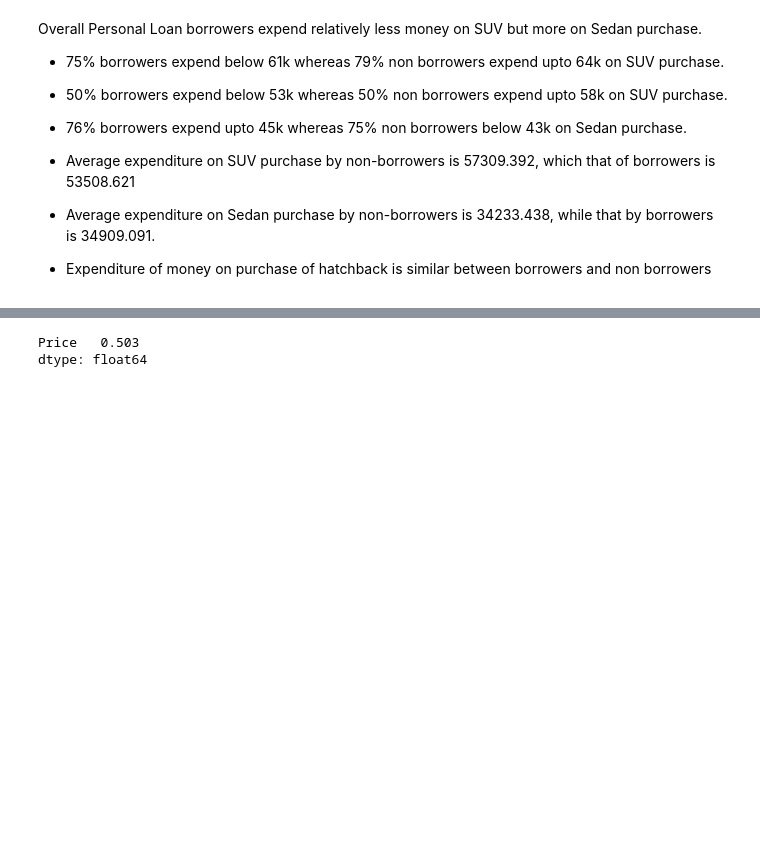
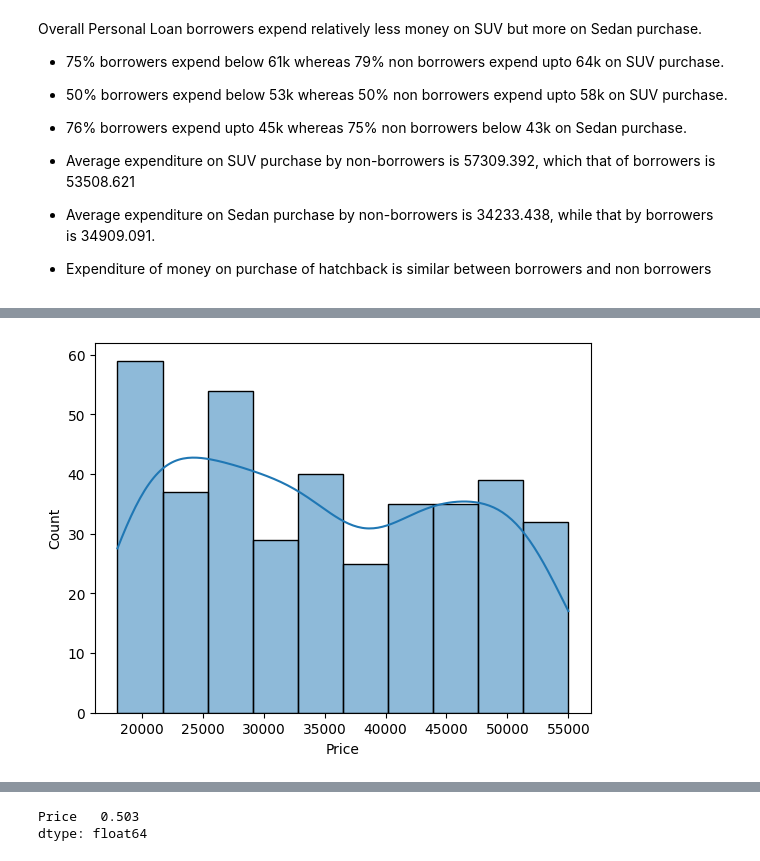
Before and after one commit to devopsopenshift/python, a Jupyter notebook: coded_project/AUSTO-1-4.ipynb, the cells around one changed output, grey strips where cells are left out. Drawn from its saved outputs; the diff is of its cells as text; code cells hidden in the pictures; blank space fills up the shorter version.

Commit message:
Q5 , histogram and Q6 start

```diff
--- a/coded_project/AUSTO-1-4.ipynb
+++ b/coded_project/AUSTO-1-4.ipynb
@@ -541,0 +550,2 @@ Overall Personal Loan borrowers expend relatively less money on SUV but more on
+# %%
+SedanpurchasersBorrowers = data[(data['Personal_loan']=='Yes') & (data['Make']=='Sedan')]
@@ -541,0 +593,4 @@ Overall Personal Loan borrowers expend relatively less money on SUV but more on
+# %%
+sns.histplot(data=SedanpurchasersBorrowers, x='Price', kde=True);
+# %% [output]
+[figure, added]
```
Also changed, not shown: parts of 31 cells of this notebook.
